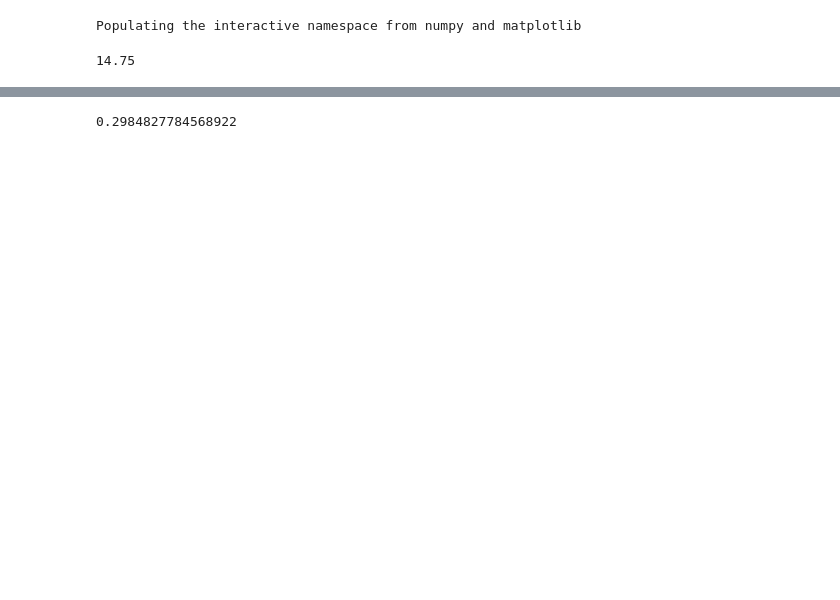
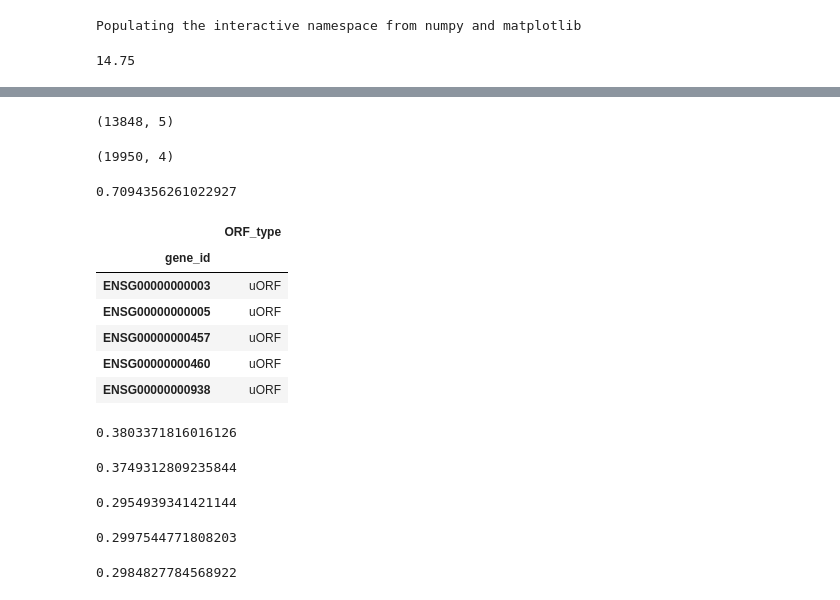
Before and after one commit to smithlabcode/ribotricer-results, a Jupyter notebook: real/uorfs/Stats-uorfs.ipynb, the cells around one changed output, grey strips where cells are left out. Drawn from its saved outputs; the diff is of its cells as text; code cells hidden in the pictures; blank space fills up the shorter version.

```diff
--- a/real/uorfs/Stats-uorfs.ipynb
+++ b/real/uorfs/Stats-uorfs.ipynb
@@ -111,0 +112,4 @@ data_df.iloc[4:].percentage.astype(int).mean()
+# %%
+human_cds.shape
+# %% [output]
+(13848, 5)
@@ -111,0 +118,4 @@ data_df.iloc[4:].percentage.astype(int).mean()
+# %%
+annotation[annotation.gene_type=='protein_coding'].shape
+# %% [output]
+(19950, 4)
@@ -111,0 +129,24 @@ data_df.iloc[4:].percentage.astype(int).mean()
+# %%
+import re
+ribotricer_index = pd.read_csv('/home/cmb-panasas2/skchoudh/genomes/hg38/ribocop_hg38_feb2019_annotation_longest_candidate_orfs.tsv', sep='\t')
+ribotricer_index_subset = ribotricer_index[['gene_id', 'ORF_type']].drop_duplicates().sort_values(by='gene_id')
+ribotricer_index_subset.gene_id = [re.sub(r"\.[0-9]+", "", x) for x in ribotricer_index_subset.gene_id]
+ribotricer_index_subset = ribotricer_index_subset.set_index('gene_id')
+ribotricer_index_subset = ribotricer_index_subset[ribotricer_index_subset.ORF_type == 'uORF']
+ribotricer_index_subset = ribotricer_index[['gene_id', 'ORF_type']].drop_duplicates().sort_values(by='gene_id')
+ribotricer_index_subset = ribotricer_index[['gene_id', 'ORF_type']]
+ribotricer_index_subset_cds = set(ribotricer_index[ribotricer_index.ORF_type=='annotated'].gene_id.tolist())
+ribotricer_index_subset_uorf = set(ribotricer_index[ribotricer_index.ORF_type=='uORF'].gene_id.tolist())
+len(ribotricer_index_subset_uorf)/len(ribotricer_index_subset_cds)
+# %% [output]
+0.7094356261022927
+# %%
+ribotricer_index_subset.head()
+# %% [output]
+|  | ORF_type |
+| gene_id |  |
+| ENSG00000000003 | uORF |
+| ENSG00000000005 | uORF |
+| ENSG00000000457 | uORF |
+| ENSG00000000460 | uORF |
+| ENSG00000000938 | uORF |
@@ -117,10 +160,28 @@ all_cds = len(set(human_cds_gene_ids))
 union = len(set(human_cds_gene_ids).union(set(human_uorfs_gene_ids)))
 intersection = len(set(human_cds_gene_ids).intersection(set(human_uorfs_gene_ids)))
 
+numerator = set(human_uorfs_gene_ids)
+denominator = set(human_cds_gene_ids).intersection(human_all_uORF_list)
+
 all_uorfs = len(set(human_uorfs_gene_ids))
 data = [('CDS', all_cds), ('uORF', all_uorfs), ('union', union), ('intersection', intersection)]
 df = pd.DataFrame(data, columns=['region', 'value'])
-df.to_csv('../uorfs/human_uorf_cds_counts.tsv', index=False, header=True, sep='\t')
+#df.to_csv('../uorfs/human_uorf_cds_counts.tsv', index=False, header=True, sep='\t')
+len(numerator)/len(denominator)
+# %% [output]
+0.3803371816016126
+# %%
+len(numerator)/len(denominator)
+# %% [output]
+0.3749312809235844
+# %%
+intersection/all_cds
+# %% [output]
+0.2954939341421144
+# %%
+all_uorfs/all_cds
+# %% [output]
+0.2997544771808203
 # %%
 all_uorfs/union
 # %% [output]
```
Also changed, not shown: parts of 14 cells of this notebook, 5 other files.
